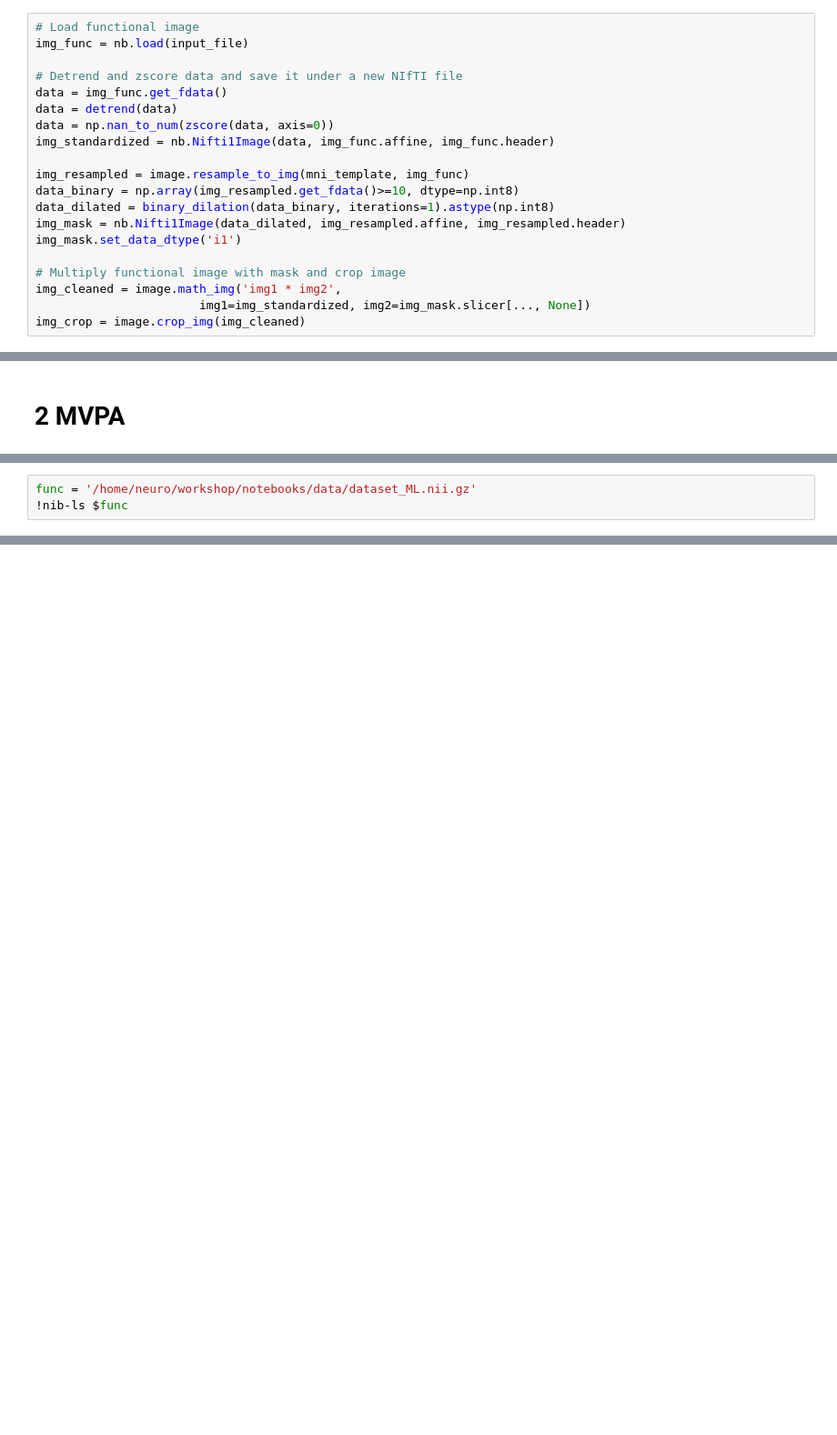
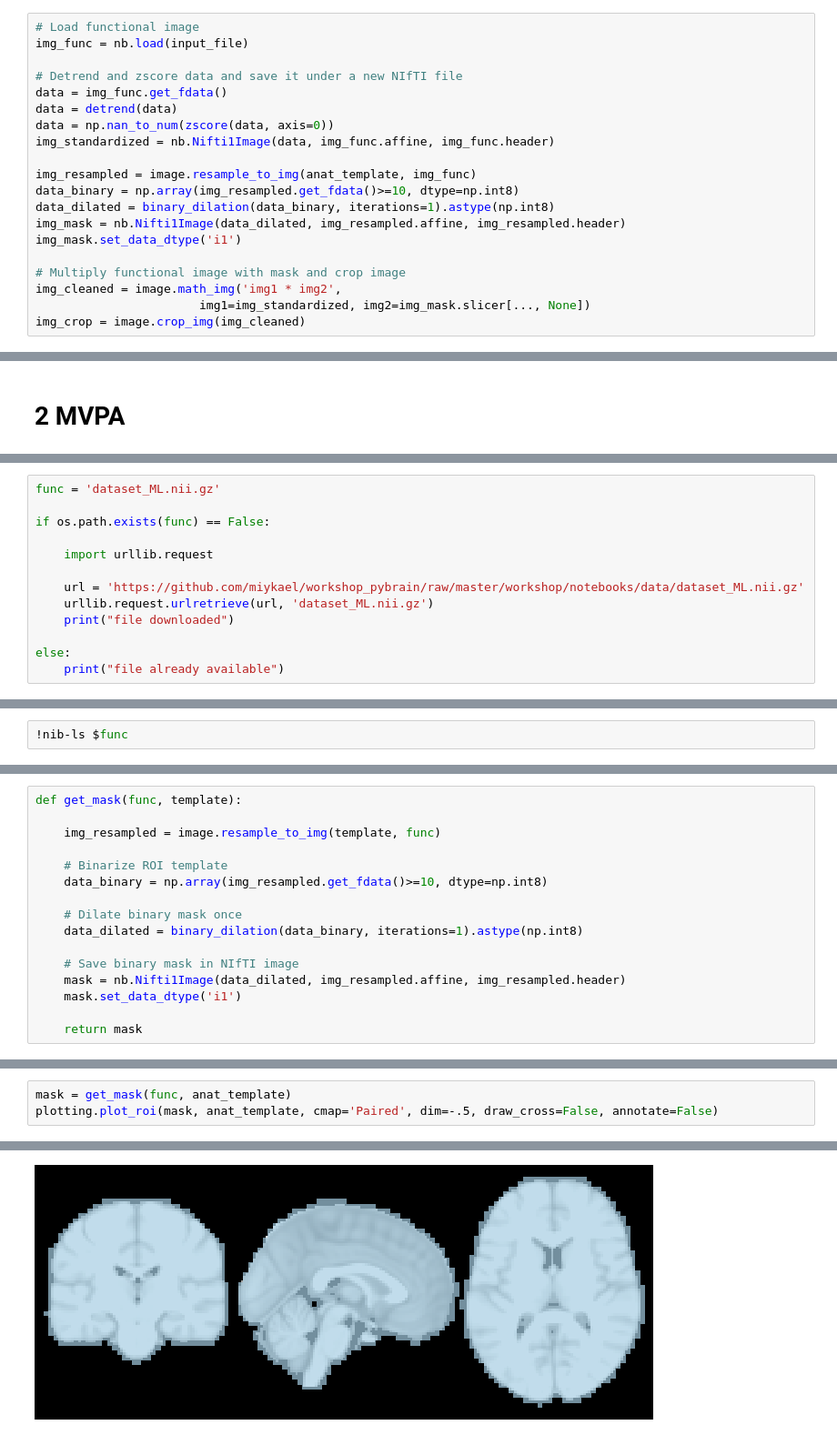
Before and after one commit to dominikpegler/tewa2-neuroimaging, a Jupyter notebook: assignments/optional/MVPA.ipynb, the cells around one changed output, grey strips where cells are left out. Shown at 91% size. Drawn from its saved outputs; the diff is of its cells as text; blank space fills up the shorter version.

Commit message:
finished mvpa notebook

```diff
--- a/assignments/optional/MVPA.ipynb
+++ b/assignments/optional/MVPA.ipynb
@@ -150,7 +158,7 @@ data = detrend(data)
 data = np.nan_to_num(zscore(data, axis=0))
 img_standardized = nb.Nifti1Image(data, img_func.affine, img_func.header)
 
-img_resampled = image.resample_to_img(mni_template, img_func)
+img_resampled = image.resample_to_img(anat_template, img_func)
 data_binary = np.array(img_resampled.get_fdata()>=10, dtype=np.int8)
 data_dilated = binary_dilation(data_binary, iterations=1).astype(np.int8)
 img_mask = nb.Nifti1Image(data_dilated, img_resampled.affine, img_resampled.header)
@@ -195,0 +206,13 @@ If we do this now for each of the conditions run, for each of the n subjects in
+# %%
+func = 'dataset_ML.nii.gz'
+
+if os.path.exists(func) == False:
+
+    import urllib.request
+
+    url = 'https://github.com/miykael/workshop_pybrain/raw/master/workshop/notebooks/data/dataset_ML.nii.gz'
+    urllib.request.urlretrieve(url, 'dataset_ML.nii.gz')
+    print("file downloaded")
+
+else:
+    print("file already available")
@@ -196,4 +221,3 @@ If we do this now for each of the conditions run, for each of the n subjects in
 # %%
-func = '/home/neuro/workshop/notebooks/data/dataset_ML.nii.gz'
 !nib-ls $func
 # %% [output]
@@ -200,0 +229,16 @@ func = '/home/neuro/workshop/notebooks/data/dataset_ML.nii.gz'
+# %%
+def get_mask(func, template):
+
+    img_resampled = image.resample_to_img(template, func)
+
+    # Binarize ROI template
+    data_binary = np.array(img_resampled.get_fdata()>=10, dtype=np.int8)
+
+    # Dilate binary mask once
+    data_dilated = binary_dilation(data_binary, iterations=1).astype(np.int8)
+
+    # Save binary mask in NIfTI image
+    mask = nb.Nifti1Image(data_dilated, img_resampled.affine, img_resampled.header)
+    mask.set_data_dtype('i1')
+
+    return mask
@@ -200,0 +249,4 @@ func = '/home/neuro/workshop/notebooks/data/dataset_ML.nii.gz'
+# %%
+mask = get_mask(func, anat_template)
+plotting.plot_roi(mask, anat_template, cmap='Paired', dim=-.5, draw_cross=False, annotate=False)
+# %% [output]
@@ -200,0 +254 @@ func = '/home/neuro/workshop/notebooks/data/dataset_ML.nii.gz'
+[figure, added]
```
Also changed, not shown: parts of 55 cells of this notebook.
